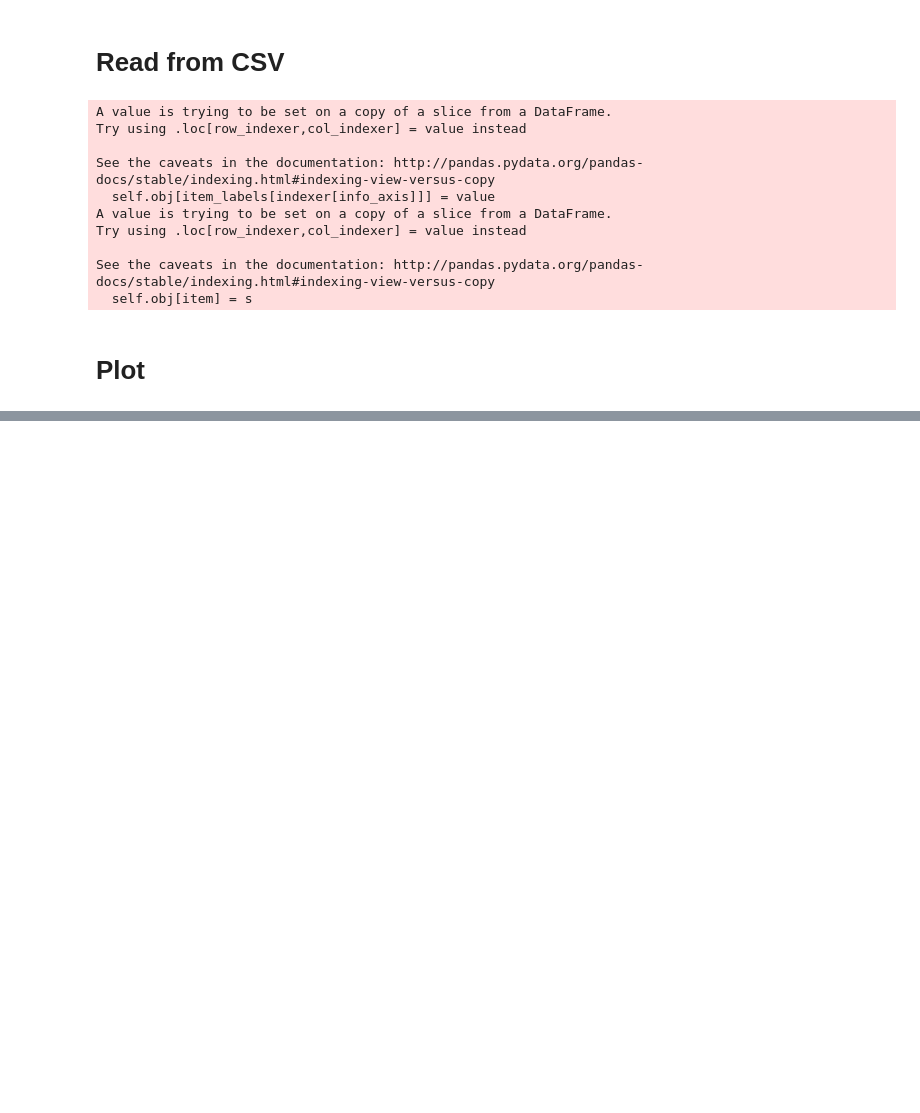
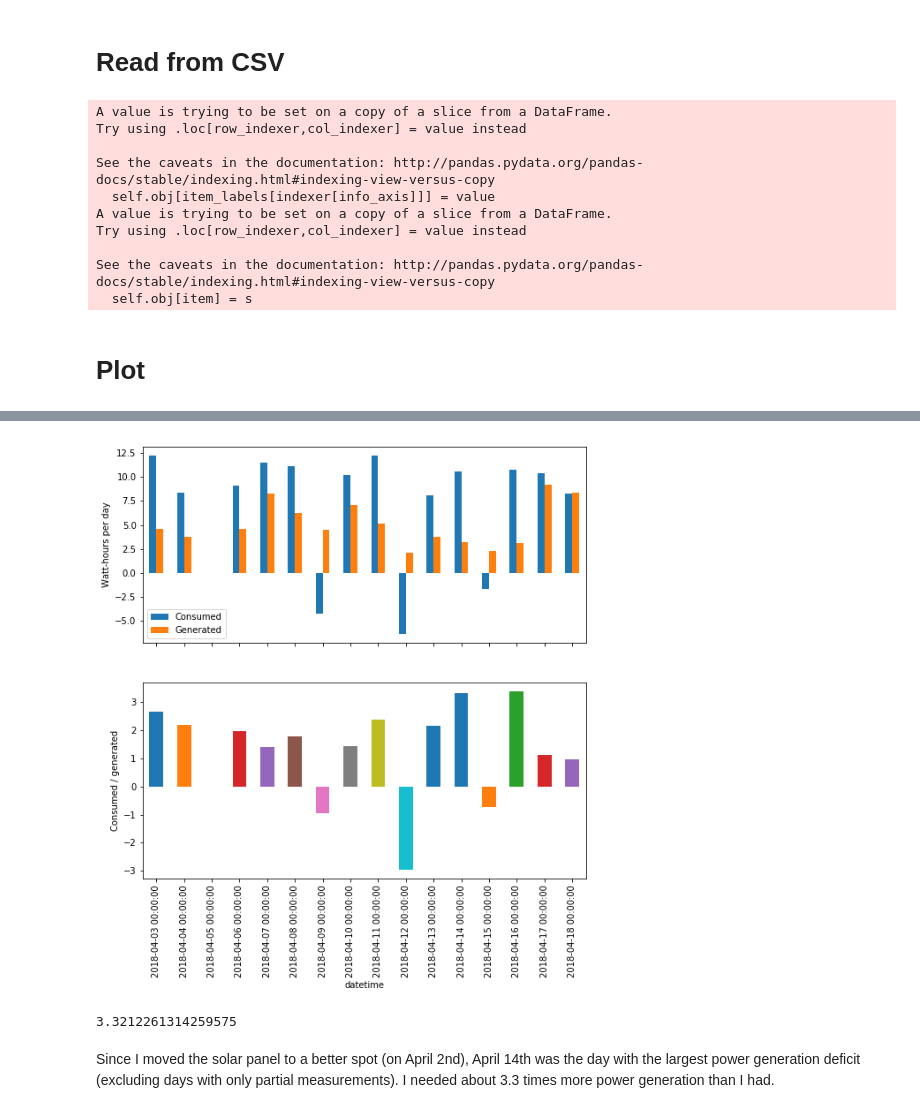
Before and after one commit to JeroenDelcour/solarpi, a Jupyter notebook: plot.ipynb, the cells around one changed output, grey strips where cells are left out. Saved outputs shown, nothing was run; the diff lists cells and outputs as text; code cells hidden in the pictures; blank space fills up the shorter version.

```diff
--- a/plot.ipynb
+++ b/plot.ipynb
@@ -77,0 +110,19 @@ plt.show()
+# %%
+df = pd.merge(solar, battery, left_index=True, right_index=True, suffixes=(' solar', ' battery'))
+# %%
+daily = df.resample('D').sum().loc['2018-04-03':,['power (mW) battery', 'power (mW) solar']]/60/60/1000
+daily = daily.rename(columns={'power (mW) battery': 'Consumed', 'power (mW) solar': 'Generated'})
+fig, axes = plt.subplots(nrows=2, sharex=True, figsize=(9,9))
+daily.plot.bar(ax=axes[0])
+axes[0].set_ylabel('Watt-hours per day')
+(daily['Consumed']/daily['Generated']).plot.bar(ax=axes[1])
+axes[1].set_ylabel('Consumed / generated')
+plt.show()
+# %% [output]
+[figure, added]
+# %%
+(daily['power (mW) battery']/daily['power (mW) solar']).loc['2018-04-14']
+# %% [output]
+3.3212261314259575
+# %% [markdown]
+Since I moved the solar panel to a better spot (on April 2nd), April 14th was the day with the largest power generation deficit (excluding days with only partial measurements). I needed about 3.3 times more power generation than I had.
```
Also changed, not shown: parts of 4 cells of this notebook.
